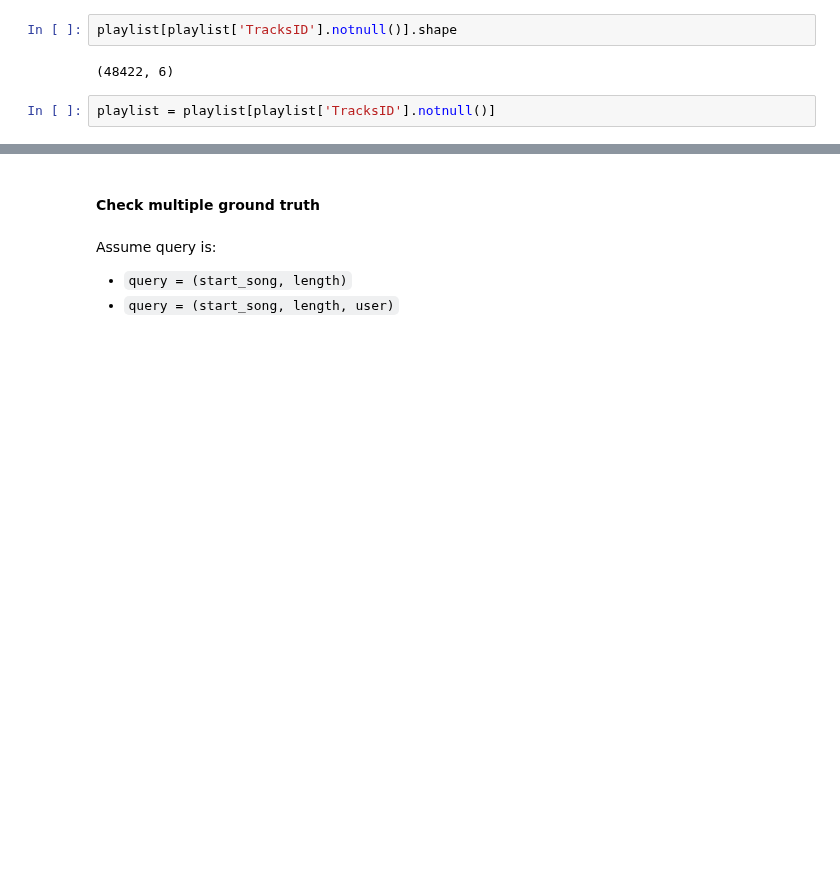
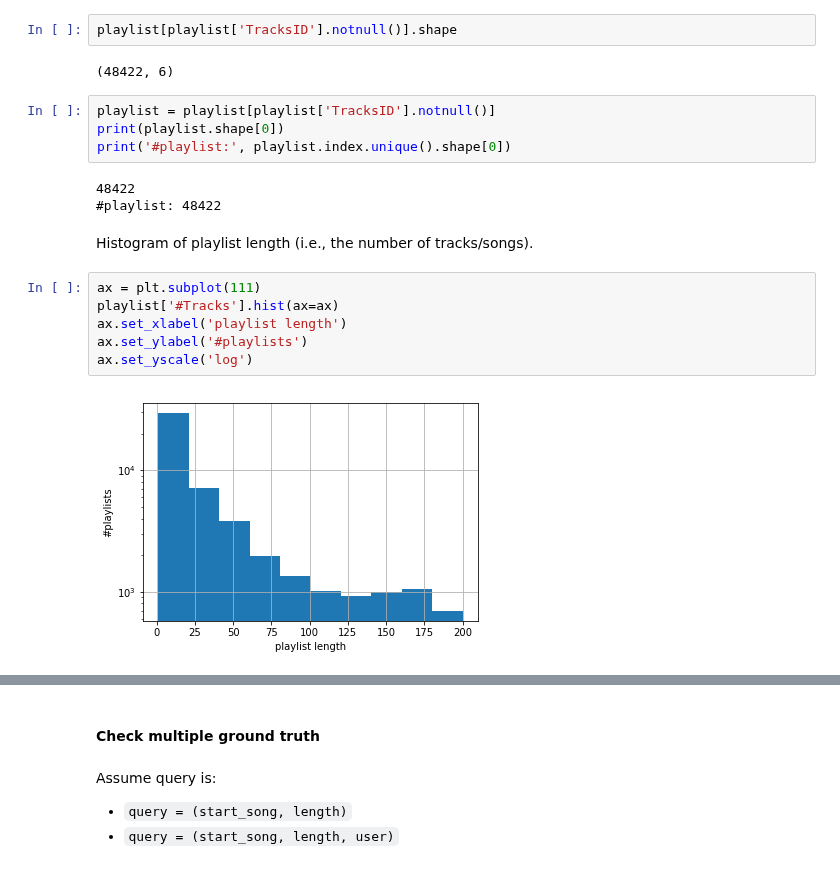
Before and after one commit to chengsoonong/digbeta, a Jupyter notebook: ssvm/30music_stats.ipynb, the cells around one changed output, grey strips where cells are left out. Cells and saved outputs as stored; diff of their text form; blank space fills up the shorter version.

```diff
--- a/ssvm/30music_stats.ipynb
+++ b/ssvm/30music_stats.ipynb
@@ -179,3 +147,18 @@ playlist[playlist['TracksID'].notnull()].shape
 (48422, 6)
 # %%
 playlist = playlist[playlist['TracksID'].notnull()]
+print(playlist.shape[0])
+print('#playlist:', playlist.index.unique().shape[0])
+# %% [output]
+48422
+#playlist: 48422
+# %% [markdown]
+Histogram of playlist length (i.e., the number of tracks/songs).
+# %%
+ax = plt.subplot(111)
+playlist['#Tracks'].hist(ax=ax)
+ax.set_xlabel('playlist length')
+ax.set_ylabel('#playlists')
+ax.set_yscale('log')
+# %% [output]
+[figure, added]
```
Also changed, not shown: parts of 12 cells of this notebook, 1 other file.
